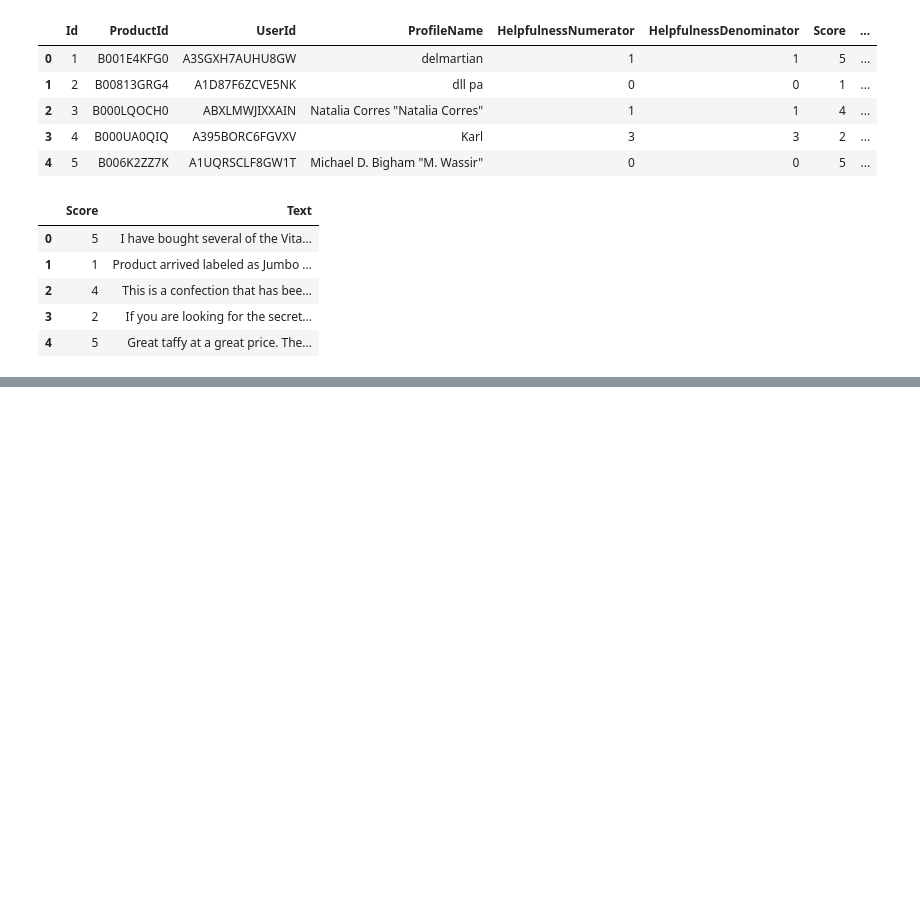
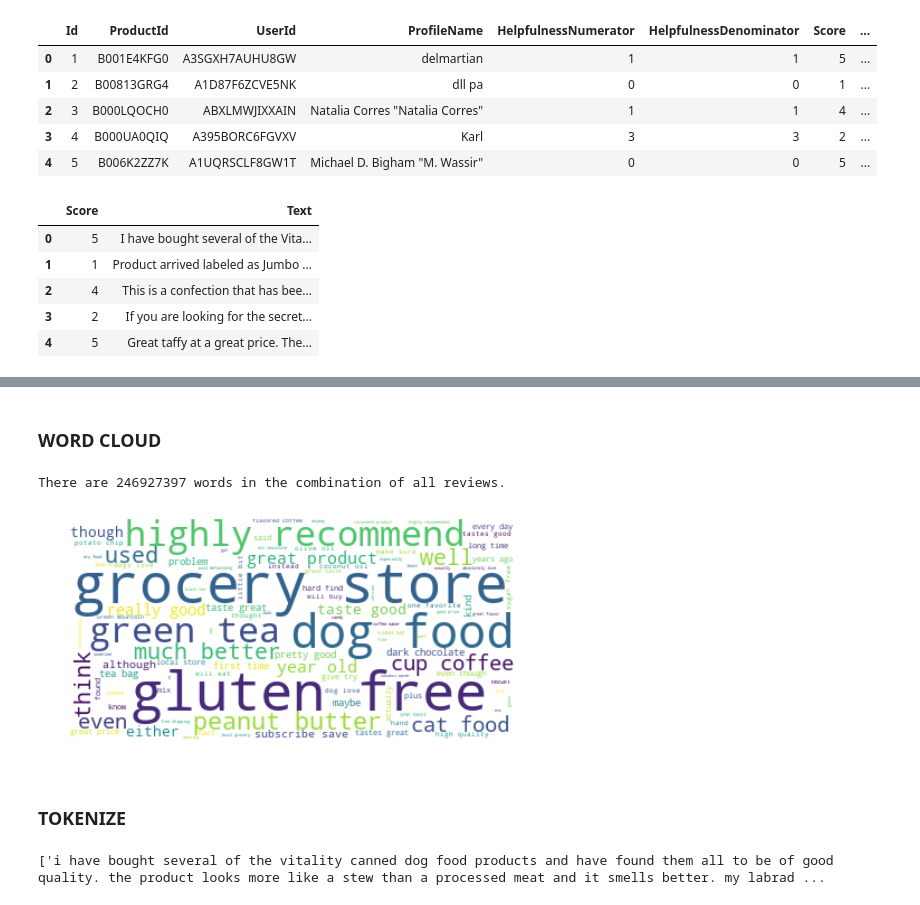
Before and after one commit to lovhag/SSY340_project, a Jupyter notebook: Data Processing.ipynb, the cells around one changed output, grey strips where cells are left out. Cells and saved outputs as stored; diff of their text form; code cells hidden in the pictures; blank space fills up the shorter version.

```diff
--- a/Data Processing.ipynb
+++ b/Data Processing.ipynb
@@ -79,0 +77,31 @@ See the caveats in the documentation: http://pandas.pydata.org/pandas-docs/stabl
+# %% [markdown]
+### WORD CLOUD
+# %%
+###### SCORE DISTRIBUTION ######
+
+###### WORDCLOUD #######
+text = " ".join(review for review in new_df.Text)
+print ("There are {} words in the combination of all reviews.".format(len(text)))
+
+# Create and generate a word cloud image:
+wordcloud = WordCloud(max_font_size=50, max_words=100, background_color="white").generate(text)
+
+# Display the generated image:
+plt.figure()
+plt.imshow(wordcloud, interpolation="bilinear")
+plt.axis("off")
+plt.show()
+#wordcloud.to_file("img/first_review.png")
+# %% [output]
+There are 246927397 words in the combination of all reviews.
+[figure, added]
+# %% [markdown]
+### TOKENIZE
+# %%
+from nltk.tokenize import MWETokenizer
+tokenizer = MWETokenizer()
+text_col = new_revised_df.Text.values
+tokenized_col = tokenizer.tokenize(text_col)
+print(tokenized_col[0])
+# %% [output]
+['i have bought several of the vitality canned dog food products and have found them all to be of good quality. the product looks more like a stew than a processed meat and it smells better. my labrad ...
```
Also changed, not shown: parts of 4 cells of this notebook.
